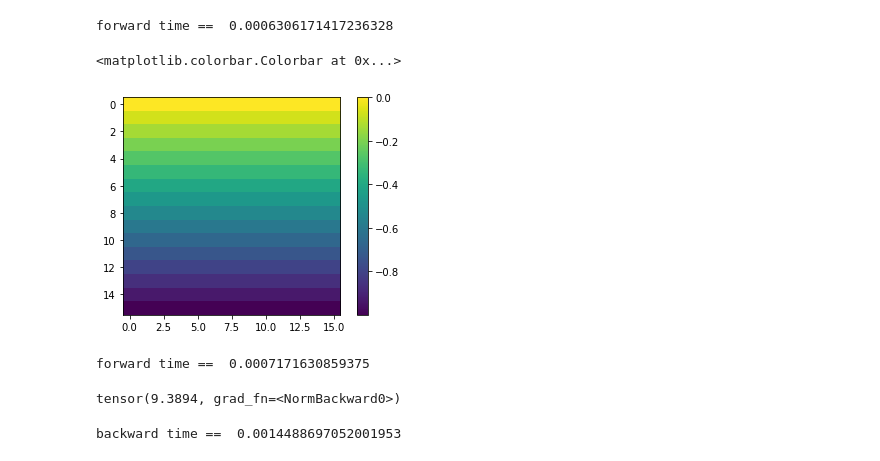
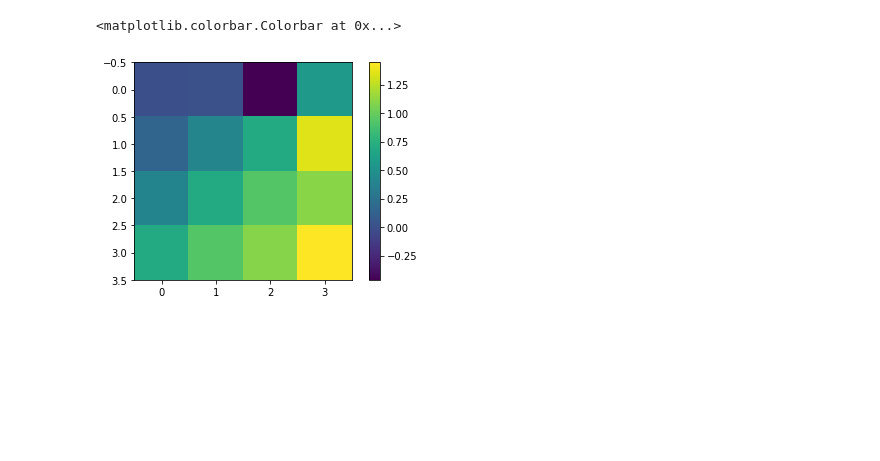
Before and after one commit to congriUQ/rom_inverse_python, a Jupyter notebook: rom_inverse_playground.ipynb, the cells around one changed output. Saved outputs shown, nothing was run; the diff lists cells and outputs as text; code cells hidden in the pictures; blank space fills up the shorter version.

```diff
--- a/rom_inverse_playground.ipynb
+++ b/rom_inverse_playground.ipynb
@@ -16,3 +22,10 @@ permeability_random_field = ri.DiscretizedRandomField(kernel=kernels.RBF(length_
+# %%
+lin_dim_fom = 4                      # Linear number of rom elements
+
+kernel = gp.kernels.RBF(input_dim=2, variance=torch.tensor(2.), lengthscale=torch.tensor([.3, .1]))
+permeability_random_field = ri.DiscretizedRandomField(kernel=kernel, discretization_vector=
+                            (torch.linspace(1/(2*lin_dim_fom), (lin_dim_fom - .5)/lin_dim_fom, lin_dim_fom),
+                             torch.linspace(1/(2*lin_dim_fom), (lin_dim_fom - .5)/lin_dim_fom, lin_dim_fom)))
 # %%
 permeability_random_field.plot_realizations()
 # %% [output]
@@ -20,6 +33,5 @@ permeability_random_field.plot_realizations()
 # %%
-lin_dim_fom = 16                      # Linear number of rom elements
-a = torch.tensor([-1, 0, 0])               # Boundary condition function coefficients
+a = torch.tensor([1, 1, 0])               # Boundary condition function coefficients
 
 
 # Define mesh and boundary conditions
@@ -77,16 +71,14 @@ fom.mesh.get_interpolation_matrix(X)
 fom_autograd = fom.get_autograd_fun()
 # %%
 lmbda = permeability_random_field.sample(n_samples=3)
-lmbda = torch.ones(lin_dim_fom**2, 3)
 # %%
-img = plt.imshow(fom_autograd(lmbda[:, 0]).view(lin_dim_fom, lin_dim_fom))
+img = plt.imshow(fom_autograd(lmbda[0, :]).view(lin_dim_fom, lin_dim_fom))
 plt.colorbar(img)
 # %% [output]
-forward time ==  0.0006306171417236328
+<matplotlib.colorbar.Colorbar at 0x...>
-<matplotlib.colorbar.Colorbar at 0x...>
-[figure, old version]
+[figure, new version]
 # %%
-lmbda = torch.ones(lin_dim_fom**2, requires_grad=True)
+lmbda = torch.rand(lin_dim_fom**2, requires_grad=True)
 x = fom_autograd(lmbda)
+loss = torch.norm(x)
+loss.backward()
-# %% [output]
-forward time ==  0.0007171630859375
@@ -95,8 +84,0 @@ loss = torch.norm(x)
-# %%
-loss
-# %% [output]
-tensor(9.3894, grad_fn=<NormBackward0>)
-# %%
-loss.backward()
-# %% [output]
-backward time ==  0.0014488697052001953
```
Also changed, not shown: parts of 19 cells of this notebook, 3 other files.
